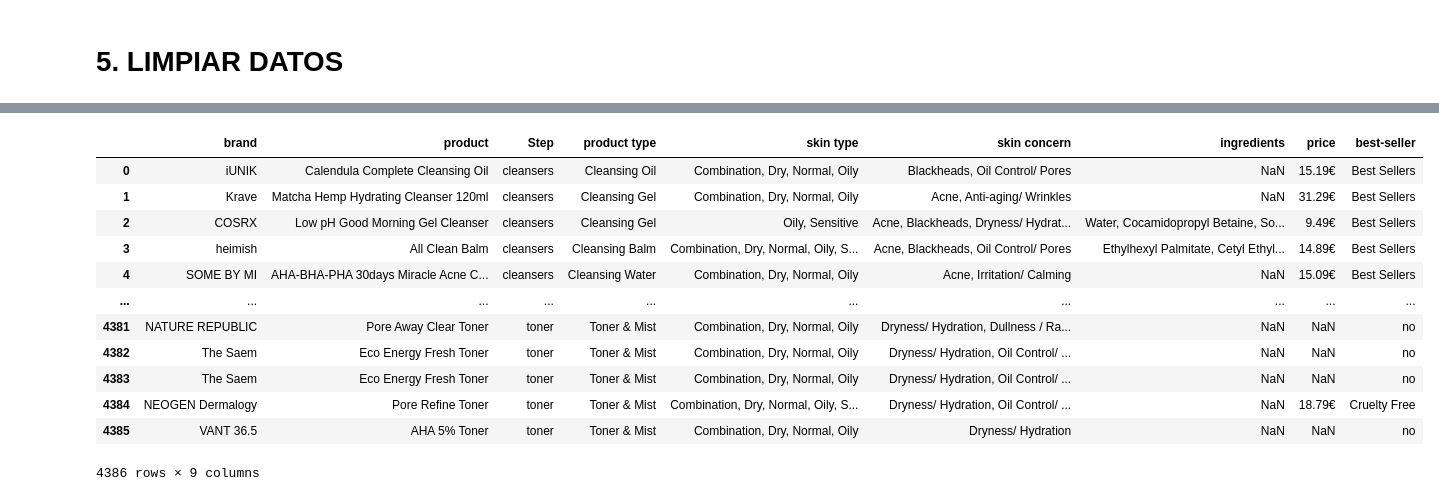
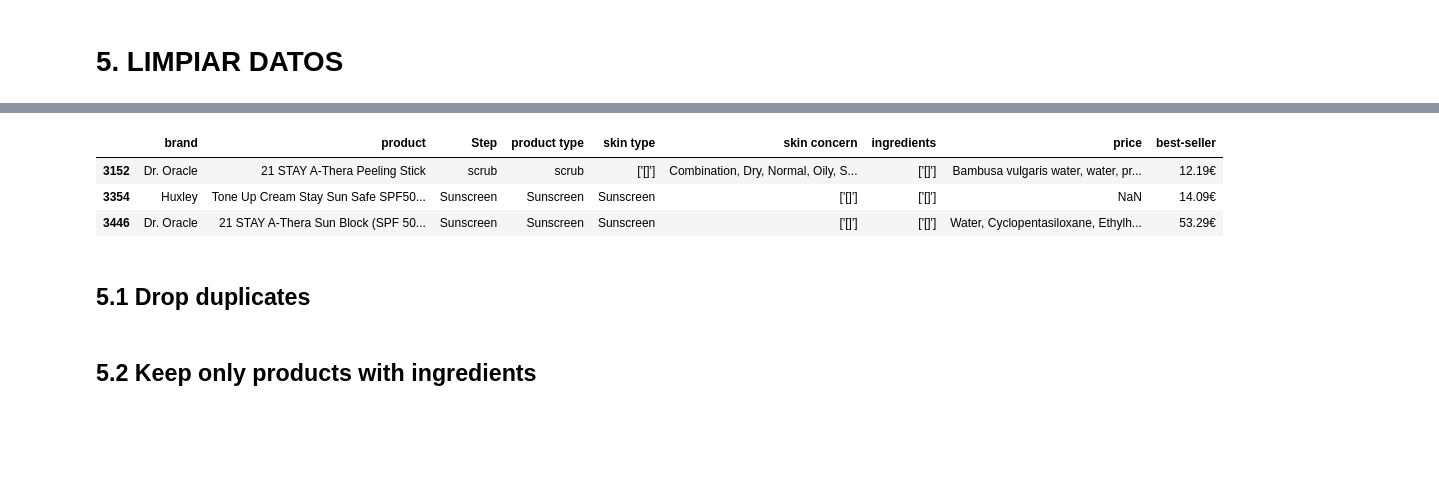
Before and after one commit to JieDh/ih_final_project, a Jupyter notebook: dataframe_changes.ipynb, the cells around one changed output, grey strips where cells are left out. Drawn from its saved outputs; the diff is of its cells as text; code cells hidden in the pictures; blank space fills up the shorter version.

Commit message:
before ingredients

```diff
--- a/dataframe_changes.ipynb
+++ b/dataframe_changes.ipynb
@@ -214,6 +214,19 @@ df.to_csv('final.csv', index=False)
 # %% [markdown]
 # 5. LIMPIAR DATOS
 # %%
-final = pd.read_csv('final.csv')
+final = pd.read_csv('clean_doc.csv')
+# %%
+drop_col = ['Unnamed: 9',
+       'Unnamed: 10', 'Unnamed: 11', 'Unnamed: 12', 'Unnamed: 13',
+       'Unnamed: 14', 'Unnamed: 15', 'Unnamed: 16', 'Unnamed: 17',
+       'Unnamed: 18', 'Unnamed: 19', 'Unnamed: 20', 'Unnamed: 21',
+       'Unnamed: 22', 'Unnamed: 23', 'Unnamed: 24', 'Unnamed: 25',
+       'Unnamed: 26', 'Unnamed: 27', 'Unnamed: 28', 'Unnamed: 29',
+       'Unnamed: 30', 'Unnamed: 31', 'Unnamed: 32', 'Unnamed: 33',
+       'Unnamed: 34', 'Unnamed: 35', 'Unnamed: 36', 'Unnamed: 37',
+       'Unnamed: 38', 'Unnamed: 39', 'Unnamed: 40', 'Unnamed: 41',
+       'Unnamed: 42', 'Unnamed: 43']
+# %%
+final.drop(columns=drop_col, axis=1, inplace=True)
 # %%
 lst = dict(final.groupby("product").filter(lambda x: len(x) > 1)['product'].value_counts())
@@ -242,16 +233,9 @@ cleansers = pd.read_csv('clean_data/cleansers.csv')
 # %%
-final
+final[final['ingredients']=="['[]']"]
 # %% [output]
 |  | brand | product | Step | product type | skin type | skin concern | ingredients | price | best-seller |
-| 0 | iUNIK | Calendula Complete Cleansing Oil | cleansers | Cleansing Oil | Combination, Dry, Normal, Oily | Blackheads, Oil Control/ Pores | NaN | 15.19€ | Best Sellers |
-| 1 | Krave | Matcha Hemp Hydrating Cleanser 120ml | cleansers | Cleansing Gel | Combination, Dry, Normal, Oily | Acne, Anti-aging/ Wrinkles | NaN | 31.29€ | Best Sellers |
-| 2 | COSRX | Low pH Good Morning Gel Cleanser | cleansers | Cleansing Gel | Oily, Sensitive | Acne, Blackheads, Dryness/ Hydrat... | Water, Cocamidopropyl Betaine, So... | 9.49€ | Best Sellers |
-| 3 | heimish | All Clean Balm | cleansers | Cleansing Balm | Combination, Dry, Normal, Oily, S... | Acne, Blackheads, Oil Control/ Pores | Ethylhexyl Palmitate, Cetyl Ethyl... | 14.89€ | Best Sellers |
-| 4 | SOME BY MI | AHA-BHA-PHA 30days Miracle Acne C... | cleansers | Cleansing Water | Combination, Dry, Normal, Oily | Acne, Irritation/ Calming | NaN | 15.09€ | Best Sellers |
-| ... | ... | ... | ... | ... | ... | ... | ... | ... | ... |
-| 4381 | NATURE REPUBLIC | Pore Away Clear Toner | toner | Toner & Mist | Combination, Dry, Normal, Oily | Dryness/ Hydration, Dullness / Ra... | NaN | NaN | no |
-| 4382 | The Saem | Eco Energy Fresh Toner | toner | Toner & Mist | Combination, Dry, Normal, Oily | Dryness/ Hydration, Oil Control/ ... | NaN | NaN | no |
-| 4383 | The Saem | Eco Energy Fresh Toner | toner | Toner & Mist | Combination, Dry, Normal, Oily | Dryness/ Hydration, Oil Control/ ... | NaN | NaN | no |
-| 4384 | NEOGEN Dermalogy | Pore Refine Toner | toner | Toner & Mist | Combination, Dry, Normal, Oily, S... | Dryness/ Hydration, Oil Control/ ... | NaN | 18.79€ | Cruelty Free |
-| 4385 | VANT 36.5 | AHA 5% Toner | toner | Toner & Mist | Combination, Dry, Normal, Oily | Dryness/ Hydration | NaN | NaN | no |
+| 3152 | Dr. Oracle | 21 STAY A-Thera Peeling Stick | scrub | scrub | ['[]'] | Combination, Dry, Normal, Oily, S... | ['[]'] | Bambusa vulgaris water, water, pr... | 12.19€ |
+| 3354 | Huxley | Tone Up Cream Stay Sun Safe SPF50... | Sunscreen | Sunscreen | Sunscreen | ['[]'] | ['[]'] | NaN | 14.09€ |
+| 3446 | Dr. Oracle | 21 STAY A-Thera Sun Block (SPF 50... | Sunscreen | Sunscreen | Sunscreen | ['[]'] | ['[]'] | Water, Cyclopentasiloxane, Ethylh... | 53.29€ |
-4386 rows × 9 columns
+# %% [markdown]
+## 5.1 Drop duplicates
@@ -257,0 +244,2 @@ final
+# %% [markdown]
+## 5.2 Keep only products with ingredients
```
Also changed, not shown: parts of 6 cells of this notebook, 13 other files.
